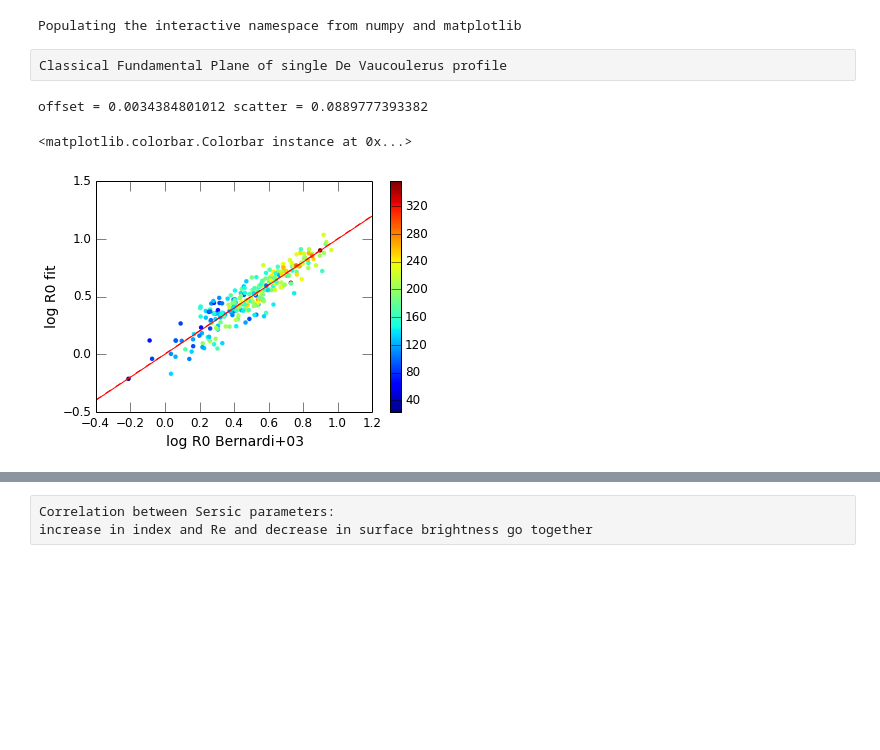
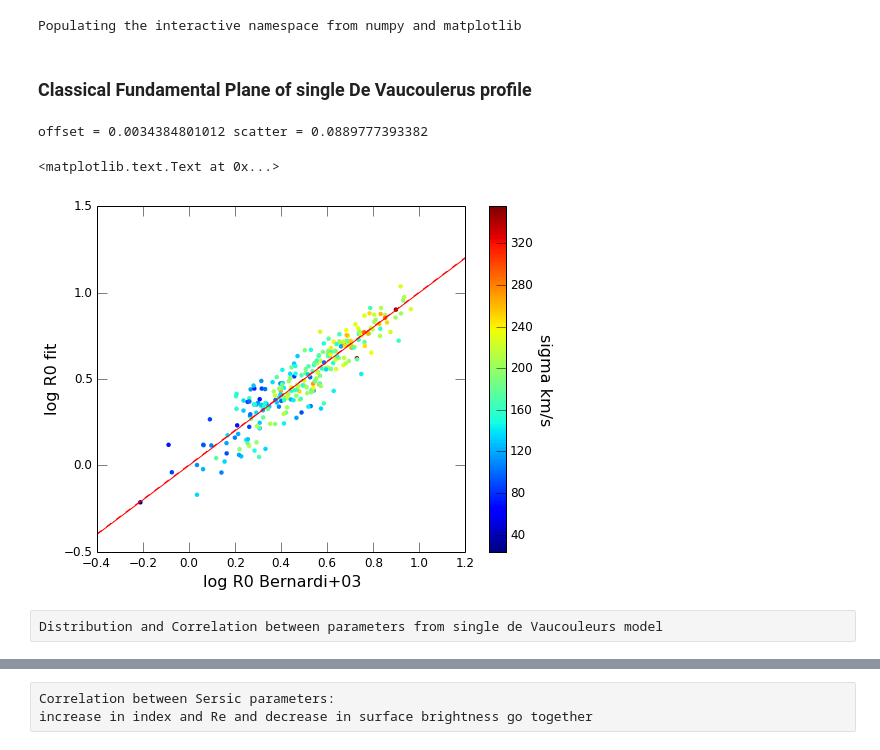
Before and after one commit to smoh/ETGOutskirts, a Jupyter notebook: subsample_test/SingleComponent.ipynb, the cells around one changed output, grey strips where cells are left out. Drawn from its saved outputs; the diff is of its cells as text; code cells hidden in the pictures; blank space fills up the shorter version.

```diff
--- a/subsample_test/SingleComponent.ipynb
+++ b/subsample_test/SingleComponent.ipynb
@@ -28,24 +28,27 @@ R0_kpc = pdvc.Ro * 0.396 * DA
 R0_fp = 10**(Bernardi03_r.a*log10(sigma) + Bernardi03_r.b*I0 + Bernardi03_r.c)
 # SER
 pser = Sersic(ser['FIT_SER'].data.T)
-# %% [raw]
-Classical Fundamental Plane of single De Vaucoulerus profile
+# %% [markdown]
+### Classical Fundamental Plane of single De Vaucoulerus profile
 # %%
 figure()
 diff_dex = log10(R0_kpc) - log10(R0_fp)
 offset, scat = median(diff_dex), std(diff_dex)
 print 'offset =', offset, 'scatter =', scat
 scatter(log10(R0_fp), log10(R0_kpc), c=sigma, edgecolors='None')
 a = linspace(-0.4, 1.2, 50)
 plot(a,a,'r', a, a+offset, 'r--')
 xlim(-0.4,1.2)
 xlabel('log R0 Bernardi+03')
 ylabel('log R0 fit')
-colorbar()
+cb = colorbar()
+cb.ax.set_ylabel('sigma km/s', rotation=-90, labelpad=20)
 # %% [output]
 offset = 0.0034384801012 scatter = 0.0889777393382
-<matplotlib.colorbar.Colorbar instance at 0x...>
+<matplotlib.text.Text at 0x...>
-[figure, old version]
+[figure, new version]
+# %% [raw]
+Distribution and Correlation between parameters from single de Vaucouleurs model
 # %%
 d = vstack((I0, log10(R0_kpc), sigma, chisq, pdvc.q)).T
 a = triangle.corner(d, labels=["I0", "log R0", "sigma", "chisq", "q"], plot_contours=False)
```
Also changed, not shown: parts of 9 cells of this notebook.
